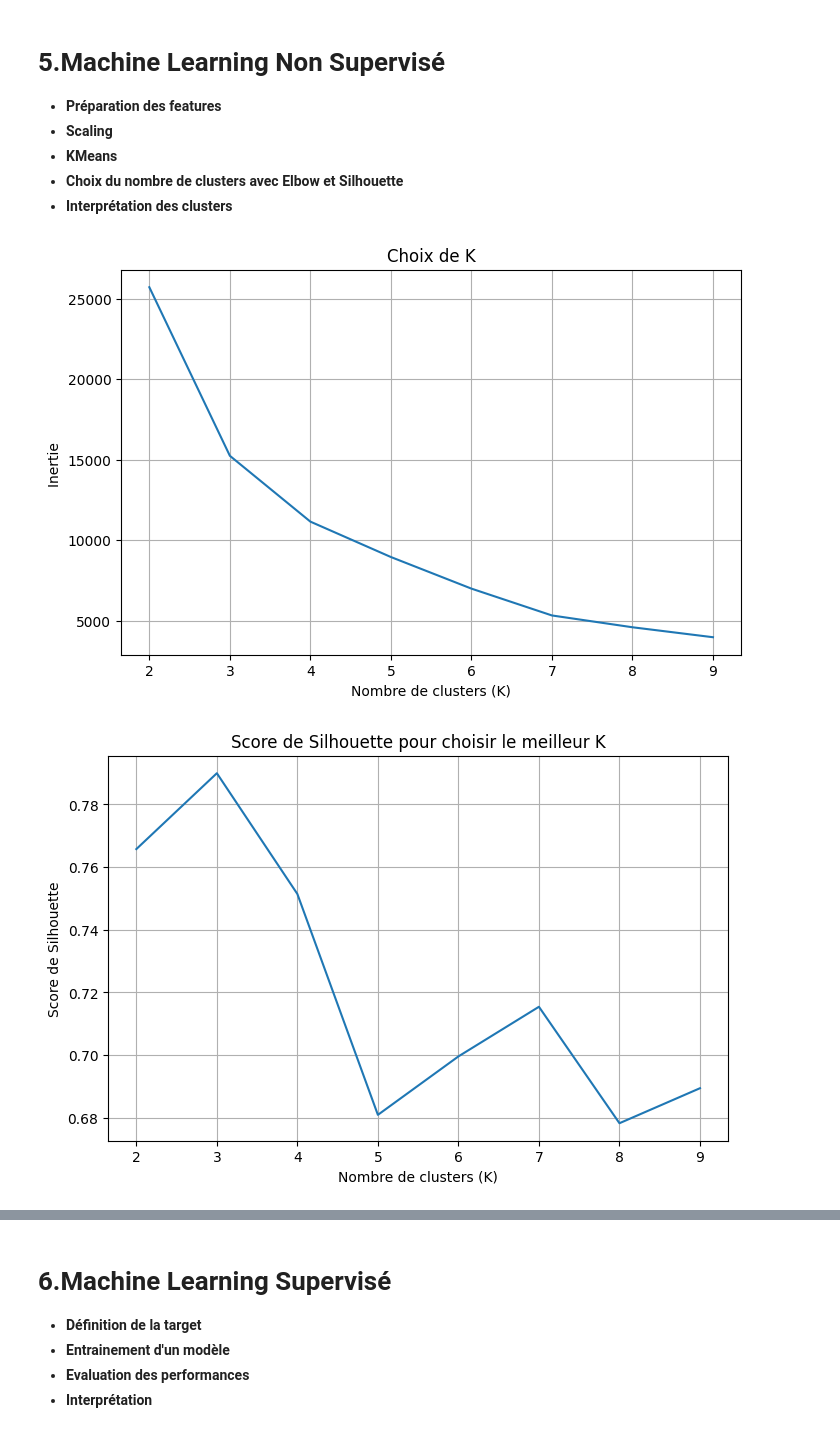
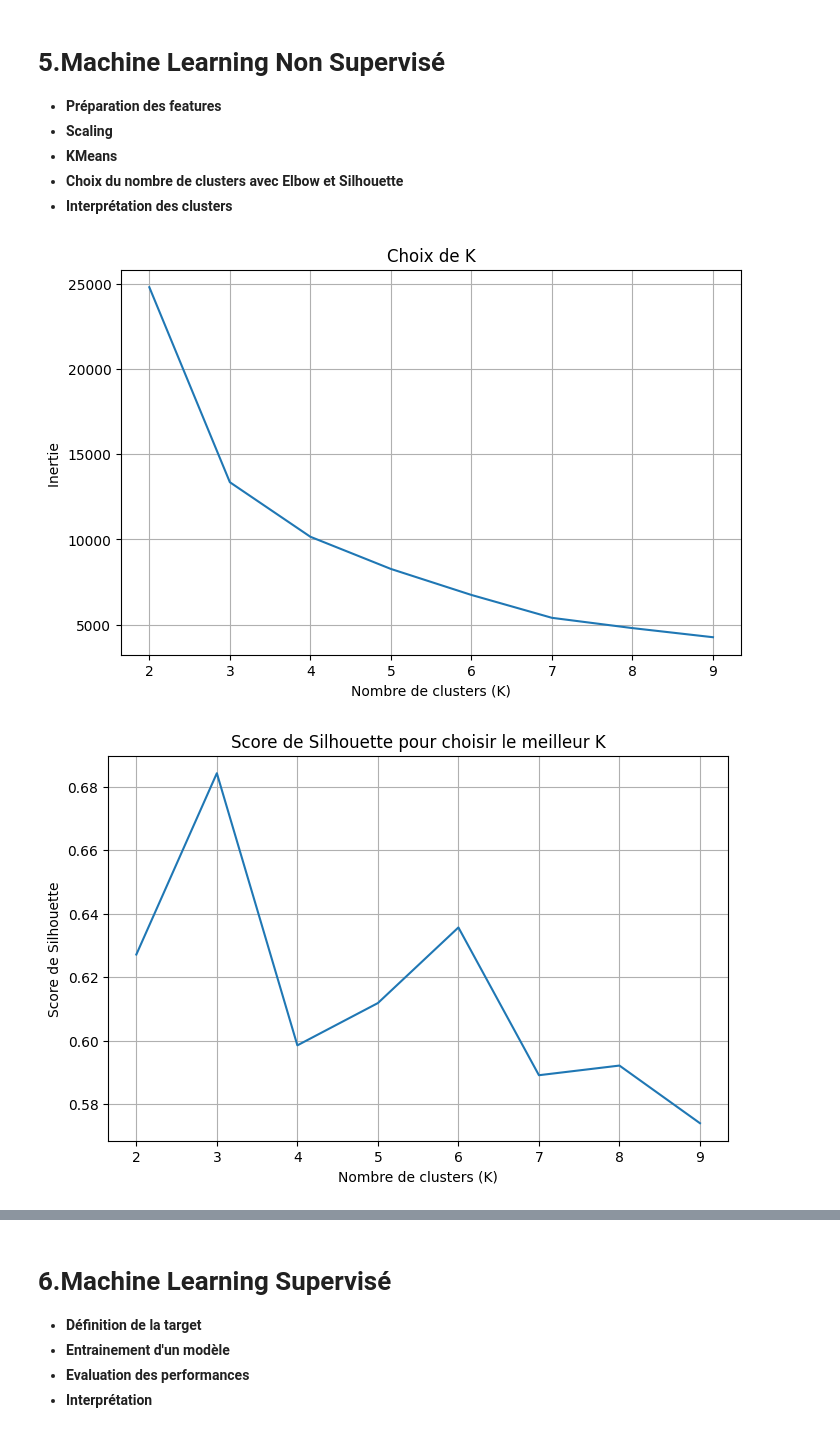
Before and after one commit to Arnaudmyges/DataMining, a Jupyter notebook: Projet.ipynb, the cells around one changed output, grey strips where cells are left out. Drawn from its saved outputs; the diff is of its cells as text; code cells hidden in the pictures.

```diff
--- a/Projet.ipynb
+++ b/Projet.ipynb
@@ -257,25 +257,25 @@ df['publisher'] = df['publisher'].apply(lambda x: x if x in editeurs_frequents e
 - **Choix du nombre de clusters avec Elbow et Silhouette**
 -  **Interprétation des clusters**
 # %%
-features = ['critic_score', 'total_sales']
+features = ['critic_score', 'log_total_sales']
 scaler = StandardScaler()
 
 X = scaler.fit_transform(df[features])
 inertia = []
 for k in range(2,10):
     km = KMeans(n_clusters=k, random_state=42, n_init=10)
     km.fit(X)
     inertia.append(km.inertia_)
 
 plt.figure(figsize=(8, 5))
 plt.plot(range(2, 10), inertia)
 plt.xlabel('Nombre de clusters (K)')
 plt.ylabel('Inertie ')
 plt.title('Choix de K')
 plt.grid(True)
 plt.show()
 # %% [output]
-[figure, old version]
+[figure, new version]
 # %%
 silhouette_scores = []
 for k in range(2,10):
@@ -293,7 +293,7 @@ plt.title('Score de Silhouette pour choisir le meilleur K')
 plt.grid(True)
 plt.show()
 # %% [output]
-[figure, old version]
+[figure, new version]
 # %%
 best_k = 3
 
```
Also changed, not shown: parts of 3 cells of this notebook.
